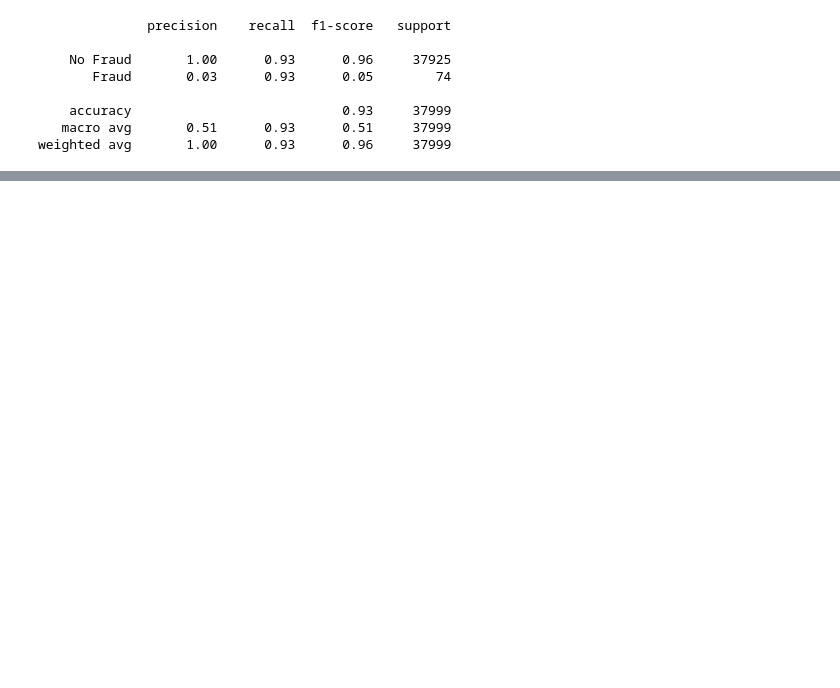
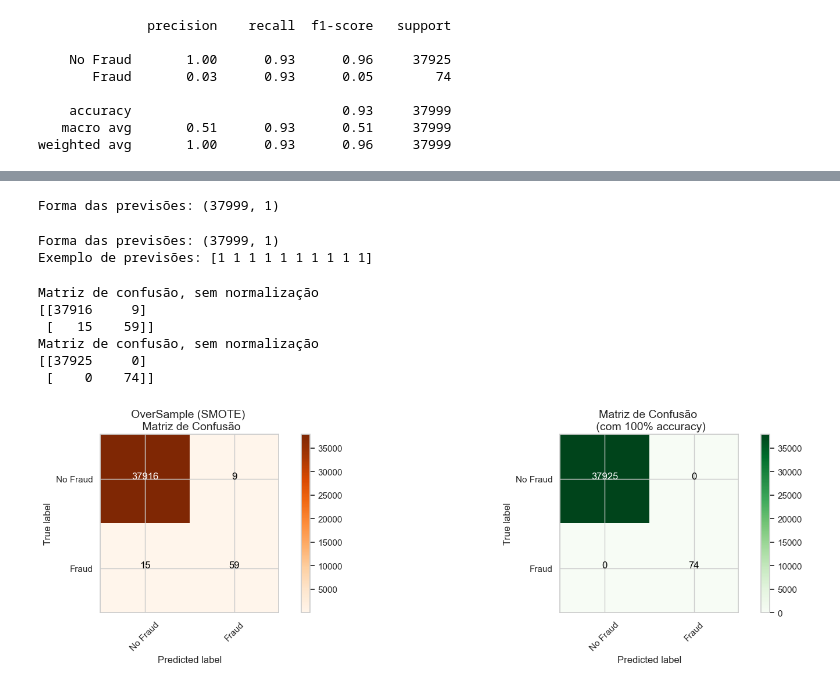
Before and after one commit to HenryCarvalho/Intelligent-Credit-Fraud-Detection-Model, a Jupyter notebook: notebooks/fraude_de_credito.ipynb, the cells around one changed output, grey strips where cells are left out. Drawn from its saved outputs; the diff is of its cells as text; code cells hidden in the pictures; blank space fills up the shorter version.

```diff
--- a/notebooks/fraude_de_credito.ipynb
+++ b/notebooks/fraude_de_credito.ipynb
@@ -1378,0 +1866,8 @@ weighted avg       1.00      0.93      0.96     37999
+# %%
+# Teste com um subconjunto
+history = oversample_model.fit(
+    Xsm_train[:10],
+    ysm_train[:10],
+    epochs=1,
+    verbose=2
+)
@@ -1378,0 +1876,12 @@ weighted avg       1.00      0.93      0.96     37999
+# %%
+# Execute o treinamento completo
+
+history = oversample_model.fit(
+    Xsm_train,
+    ysm_train,
+    validation_split=0.2,
+    batch_size=300,
+    epochs=20,
+    shuffle=True,
+    verbose=2
+)
@@ -1378,0 +1906,52 @@ weighted avg       1.00      0.93      0.96     37999
+# %%
+# Realize as previsões no conjunto de teste com o modelo treinado
+oversample_predictions = oversample_model.predict(
+    original_Xtest,
+    batch_size=200,
+    verbose=0
+)
+
+# Converta as previsões em uma forma mais utilizável, se necessário
+# Para classificação binária, você pode aplicar um limiar (e.g., 0.5)
+threshold = 0.5
+binary_predictions = (oversample_predictions >= threshold).astype(int)
+
+# Imprima o formato das previsões para validação
+print(f"Forma das previsões: {oversample_predictions.shape}")
+# %% [output]
+Forma das previsões: (37999, 1)
+# %%
+# Realize as previsões no conjunto de teste
+oversample_fraud_predictions = (oversample_model.predict(
+    original_Xtest,
+    batch_size=200,
+    verbose=0
+) >= 0.5).astype(int)
+
+# Exiba a forma das previsões para validação
+print(f"Forma das previsões: {oversample_fraud_predictions.shape}")
+# Exiba uma amostra das previsões
+print(f"Exemplo de previsões: {oversample_fraud_predictions[:10].flatten()}")
+# %% [output]
+Forma das previsões: (37999, 1)
+Exemplo de previsões: [1 1 1 1 1 1 1 1 1 1]
+# %%
+oversample_smote = confusion_matrix(original_ytest, oversample_fraud_predictions)
+actual_cm = confusion_matrix(original_ytest, original_ytest)
+labels = ['No Fraud', 'Fraud']
+
+fig = plt.figure(figsize=(16,8))
+
+fig.add_subplot(221)
+plot_confusion_matrix(oversample_smote, labels, title="OverSample (SMOTE) \n Matriz de Confusão", cmap=plt.cm.Oranges)
+
+fig.add_subplot(222)
+plot_confusion_matrix(actual_cm, labels, title="Matriz de Confusão \n (com 100% accuracy)", cmap=plt.cm.Greens)
+# %% [output]
+Matriz de confusão, sem normalização
+[[37916     9]
+ [   15    59]]
+Matriz de confusão, sem normalização
+[[37925     0]
+ [    0    74]]
+[figure, added]
```
Also changed, not shown: parts of 47 cells of this notebook, 1 other file.
